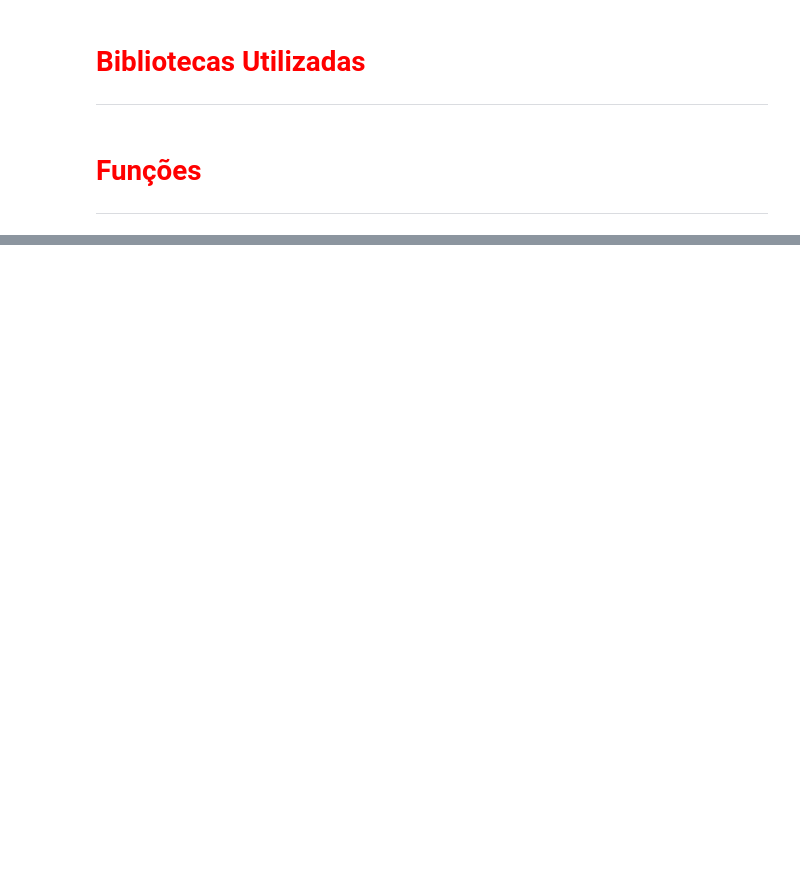
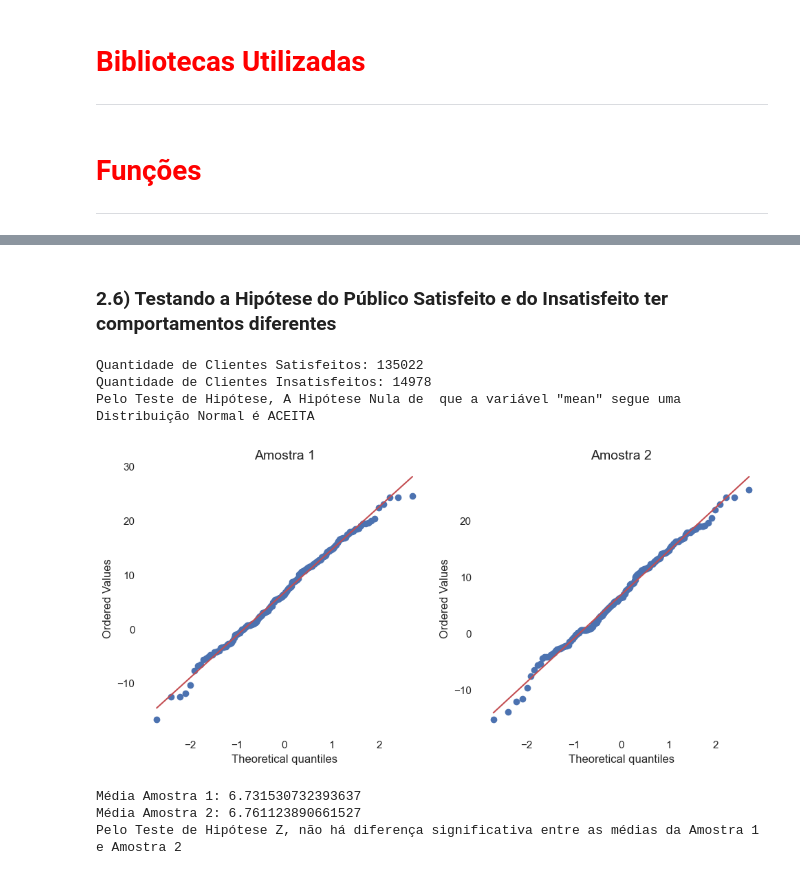
Before and after one commit to leonardovargas10/Modelo_Previsao_Satisfacao, a Jupyter notebook: Modelo_Previsao_Transacoes.ipynb, the cells around one changed output, grey strips where cells are left out. Drawn from its saved outputs; the diff is of its cells as text; code cells hidden in the pictures; blank space fills up the shorter version.

```diff
--- a/Modelo_Previsao_Transacoes.ipynb
+++ b/Modelo_Previsao_Transacoes.ipynb
@@ -122,0 +1140,42 @@ test = pd.read_csv('../100_case_santander/data/test.csv')
+# %% [markdown]
+### 2.6) Testando a Hipótese do Público Satisfeito e do Insatisfeito ter comportamentos diferentes
+# %%
+analytics_stratified = analytics.copy()
+
+# Satisfeitos
+analytics_satisfied = analytics_stratified.loc[analytics_stratified.target == 0]
+list_features = [col for col in analytics_satisfied.columns]
+list_means = [analytics_satisfied[col].mean() for col in analytics_satisfied.columns]
+list_medians = [analytics_satisfied[col].median() for col in analytics_satisfied.columns]
+list_mode = [analytics_satisfied[col].mode()[0] for col in analytics_satisfied.columns]
+list_min = [analytics_satisfied[col].min() for col in analytics_satisfied.columns]
+list_max = [analytics_satisfied[col].max() for col in analytics_satisfied.columns]
+list_std = [analytics_satisfied[col].std() for col in analytics_satisfied.columns]
+analytics_statitics_satisfied = pd.DataFrame({'features':list_features, 'mean': list_means, 'median': list_medians, 'mode': list_mode, 'min': list_min, 'max': list_max, 'std': list_std})
+print(f'Quantidade de Clientes Satisfeitos: {analytics_satisfied.shape[0]}')
+
+# Insatisfeitos
+analytics_dissatisfied = analytics_stratified.loc[analytics_stratified.target == 1]
+list_features = [col for col in analytics_dissatisfied.columns]
+list_means = [analytics_dissatisfied[col].mean() for col in analytics_dissatisfied.columns]
+list_medians = [analytics_dissatisfied[col].median() for col in analytics_dissatisfied.columns]
+list_mode = [analytics_dissatisfied[col].mode()[0] for col in analytics_dissatisfied.columns]
+list_min = [analytics_dissatisfied[col].min() for col in analytics_dissatisfied.columns]
+list_max = [analytics_dissatisfied[col].max() for col in analytics_dissatisfied.columns]
+list_std = [analytics_dissatisfied[col].std() for col in analytics_dissatisfied.columns]
+analytics_statitics_dissatisfied = pd.DataFrame({'features':list_features, 'mean': list_means, 'median': list_medians, 'mode': list_mode, 'min': list_min, 'max': list_max, 'std': list_std})
+print(f'Quantidade de Clientes Insatisfeitos: {analytics_dissatisfied.shape[0]}')
+
+# Testa a Hipótese de Normalidade
+analisa_normalidade(analytics_statitics_satisfied, analytics_statitics_dissatisfied, 'mean')
+
+# Testa a Hipótese da diferença ser estatisticamente significante
+teste_hipotese_duas_amostras_independentes(True, analytics_statitics_satisfied, analytics_statitics_dissatisfied, 'mean')
+# %% [output]
+Quantidade de Clientes Satisfeitos: 135022
+Quantidade de Clientes Insatisfeitos: 14978
+Pelo Teste de Hipótese, A Hipótese Nula de  que a variável "mean" segue uma Distribuição Normal é ACEITA
+[figure, added]
+Média Amostra 1: 6.731530732393637
+Média Amostra 2: 6.761123890661527
+Pelo Teste de Hipótese Z, não há diferença significativa entre as médias da Amostra 1 e Amostra 2
```
Also changed, not shown: parts of 82 cells of this notebook.
